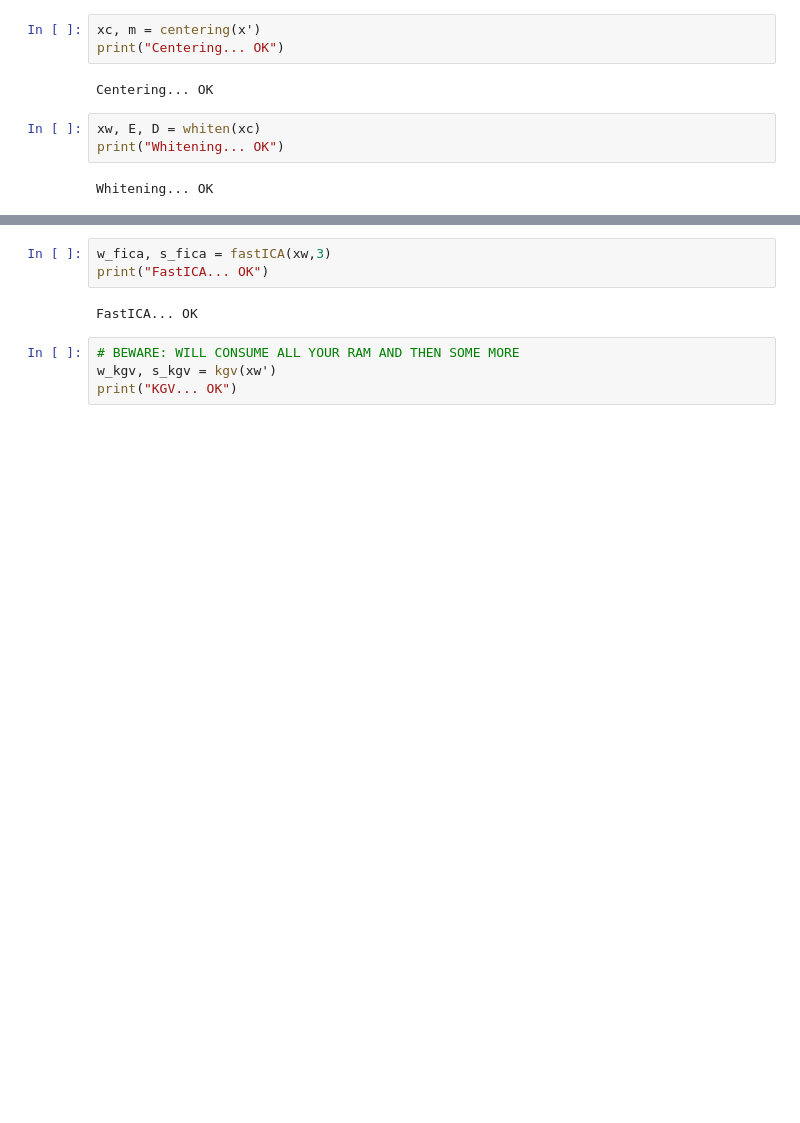
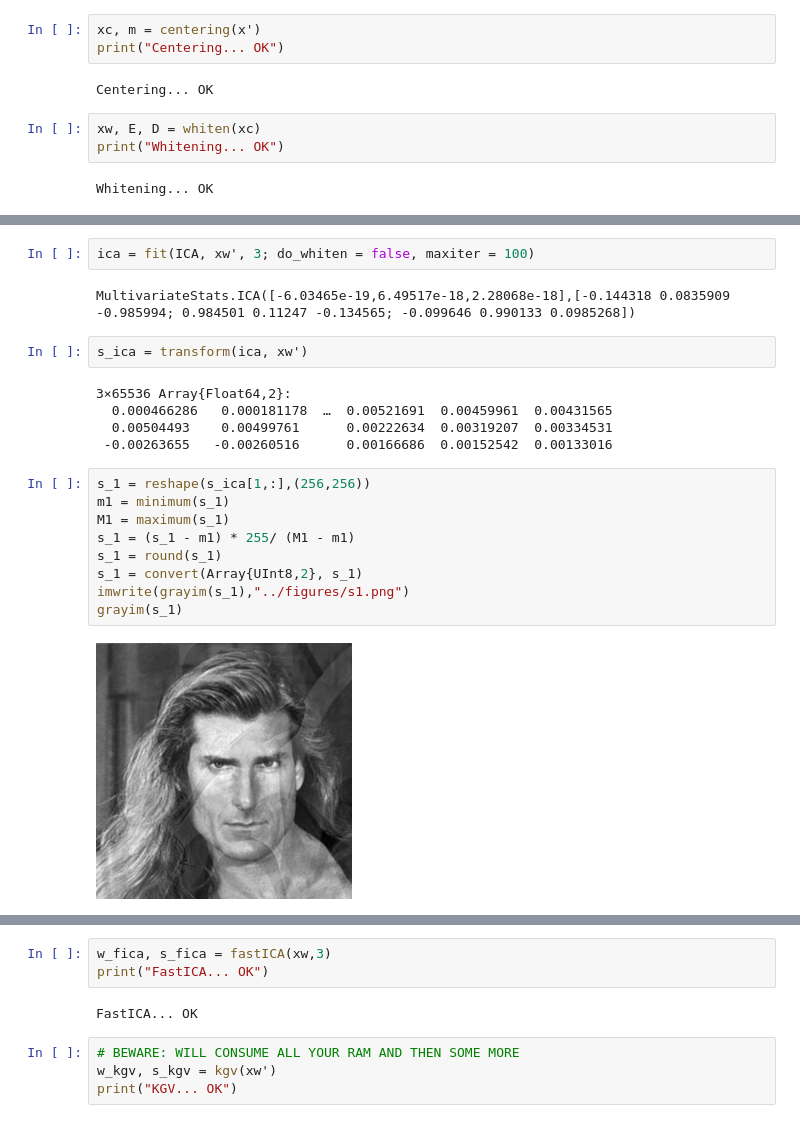
Before and after one commit to aussetg/pgm-ica, a Jupyter notebook: examples/Experiments.ipynb, the cells around one changed output, grey strips where cells are left out. Drawn from its saved outputs; the diff is of its cells as text; blank space fills up the shorter version.

```diff
--- a/examples/Experiments.ipynb
+++ b/examples/Experiments.ipynb
@@ -122,0 +123,22 @@ Whitening... OK
+# %%
+ica = fit(ICA, xw', 3; do_whiten = false, maxiter = 100)
+# %% [output]
+MultivariateStats.ICA([-6.03465e-19,6.49517e-18,2.28068e-18],[-0.144318 0.0835909 -0.985994; 0.984501 0.11247 -0.134565; -0.099646 0.990133 0.0985268])
+# %%
+s_ica = transform(ica, xw')
+# %% [output]
+3×65536 Array{Float64,2}:
+  0.000466286   0.000181178  …  0.00521691  0.00459961  0.00431565
+  0.00504493    0.00499761      0.00222634  0.00319207  0.00334531
+ -0.00263655   -0.00260516      0.00166686  0.00152542  0.00133016
+# %%
+s_1 = reshape(s_ica[1,:],(256,256))
+m1 = minimum(s_1)
+M1 = maximum(s_1)
+s_1 = (s_1 - m1) * 255/ (M1 - m1)
+s_1 = round(s_1)
+s_1 = convert(Array{UInt8,2}, s_1)
+imwrite(grayim(s_1),"../figures/s1.png")
+grayim(s_1)
+# %% [output]
+[figure, added]
```
Also changed, not shown: parts of 6 cells of this notebook, 3 other files.
